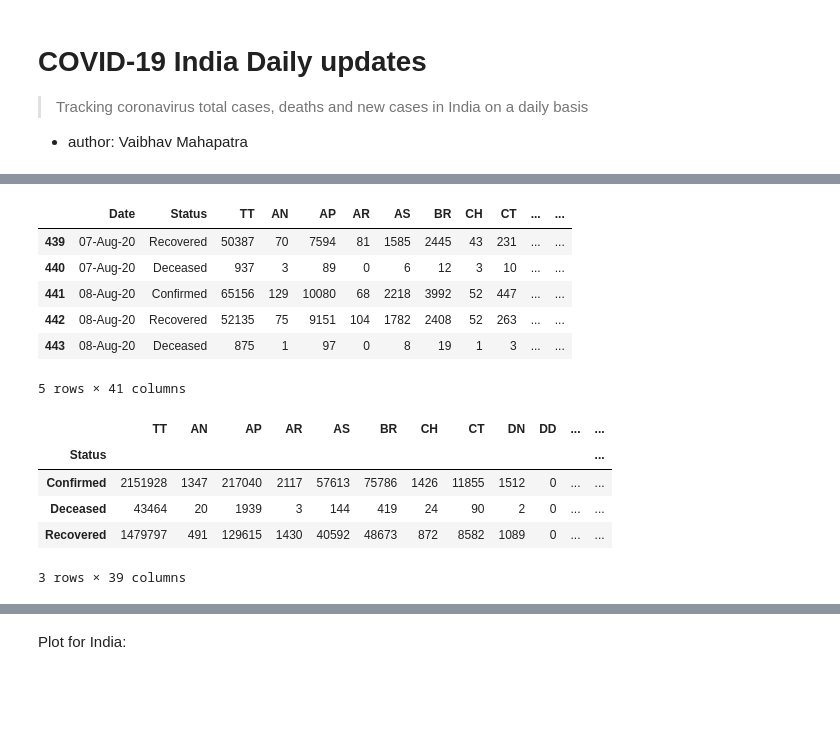
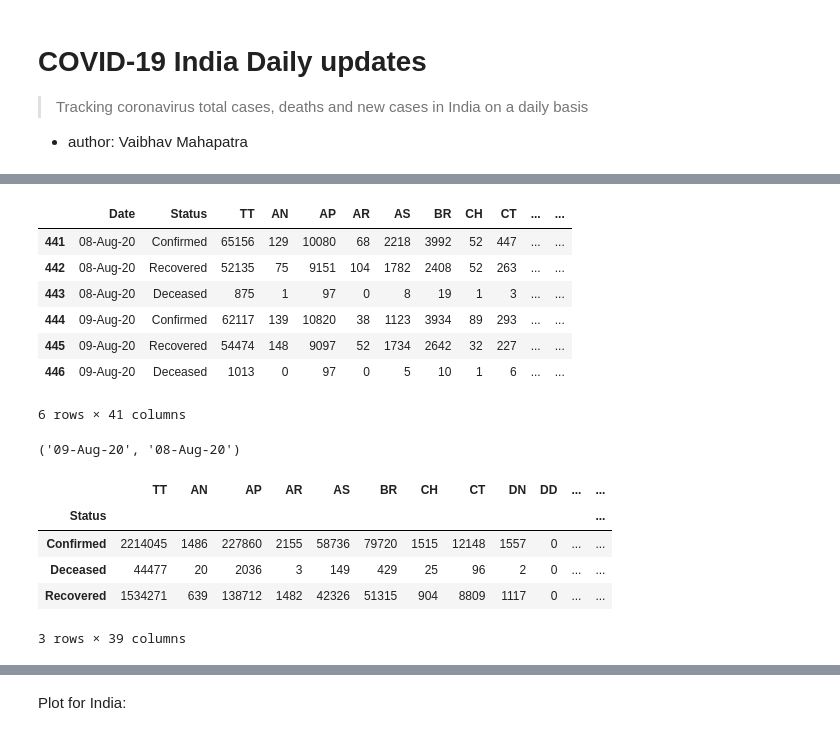
Before and after one commit to vai-bhav-m/DS-blog, a Jupyter notebook: _notebooks/2020-08-09-DailyUpdate.ipynb, the cells around one changed output, grey strips where cells are left out. Drawn from its saved outputs; the diff is of its cells as text; code cells hidden in the pictures; blank space fills up the shorter version.

```diff
--- a/_notebooks/2020-08-09-DailyUpdate.ipynb
+++ b/_notebooks/2020-08-09-DailyUpdate.ipynb
@@ -27,18 +27,22 @@ df.shape
 # %%
 #hide
-df.tail()
+df.tail(6)
 # %% [output]
 |  | Date | Status | TT | AN | AP | AR | AS | BR | CH | CT | ... | ... |
-| 439 | 07-Aug-20 | Recovered | 50387 | 70 | 7594 | 81 | 1585 | 2445 | 43 | 231 | ... | ... |
-| 440 | 07-Aug-20 | Deceased | 937 | 3 | 89 | 0 | 6 | 12 | 3 | 10 | ... | ... |
 | 441 | 08-Aug-20 | Confirmed | 65156 | 129 | 10080 | 68 | 2218 | 3992 | 52 | 447 | ... | ... |
 | 442 | 08-Aug-20 | Recovered | 52135 | 75 | 9151 | 104 | 1782 | 2408 | 52 | 263 | ... | ... |
 | 443 | 08-Aug-20 | Deceased | 875 | 1 | 97 | 0 | 8 | 19 | 1 | 3 | ... | ... |
+| 444 | 09-Aug-20 | Confirmed | 62117 | 139 | 10820 | 38 | 1123 | 3934 | 89 | 293 | ... | ... |
+| 445 | 09-Aug-20 | Recovered | 54474 | 148 | 9097 | 52 | 1734 | 2642 | 32 | 227 | ... | ... |
+| 446 | 09-Aug-20 | Deceased | 1013 | 0 | 97 | 0 | 5 | 10 | 1 | 6 | ... | ... |
-5 rows × 41 columns
+6 rows × 41 columns
 # %%
 #hide
 dt_today = df.iloc[-1][0]
 dt_yday = df.iloc[-4][0]
+dt_today, dt_yday
+# %% [output]
+('09-Aug-20', '08-Aug-20')
 # %%
 #hide
 df_today = df.groupby('Status').sum()
@@ -46,12 +50,12 @@ df_yday = df.iloc[:-4][:].groupby('Status').sum()
 # %%
 #hide
-df_today.head()
+df_today
 # %% [output]
 |  | TT | AN | AP | AR | AS | BR | CH | CT | DN | DD | ... | ... |
 | Status |  |  |  |  |  |  |  |  |  |  |  | ... |
-| Confirmed | 2151928 | 1347 | 217040 | 2117 | 57613 | 75786 | 1426 | 11855 | 1512 | 0 | ... | ... |
-| Deceased | 43464 | 20 | 1939 | 3 | 144 | 419 | 24 | 90 | 2 | 0 | ... | ... |
-| Recovered | 1479797 | 491 | 129615 | 1430 | 40592 | 48673 | 872 | 8582 | 1089 | 0 | ... | ... |
+| Confirmed | 2214045 | 1486 | 227860 | 2155 | 58736 | 79720 | 1515 | 12148 | 1557 | 0 | ... | ... |
+| Deceased | 44477 | 20 | 2036 | 3 | 149 | 429 | 25 | 96 | 2 | 0 | ... | ... |
+| Recovered | 1534271 | 639 | 138712 | 1482 | 42326 | 51315 | 904 | 8809 | 1117 | 0 | ... | ... |
 3 rows × 39 columns
 # %%
 #hide
```
Also changed, not shown: parts of 8 cells of this notebook.
